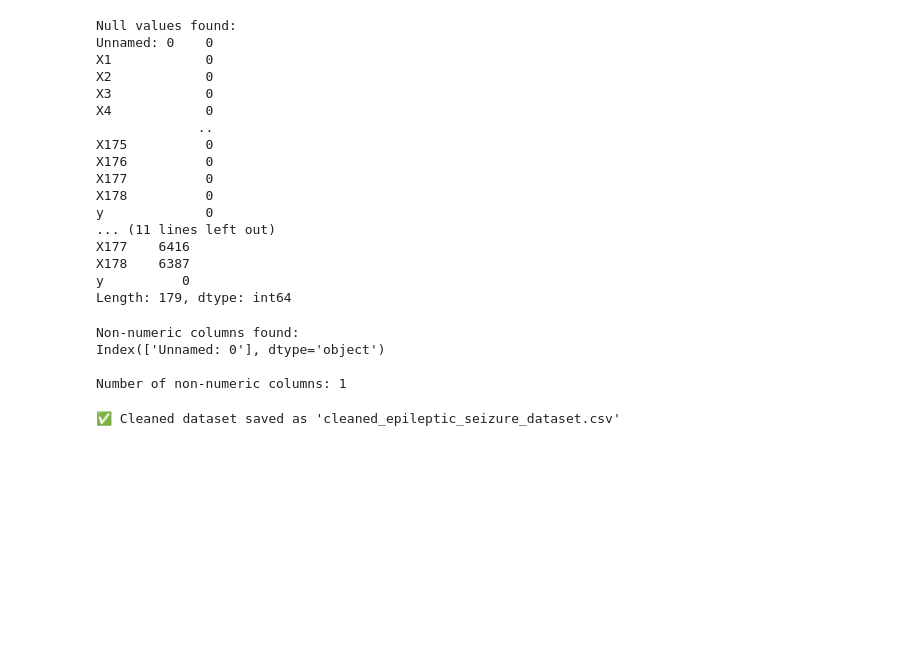
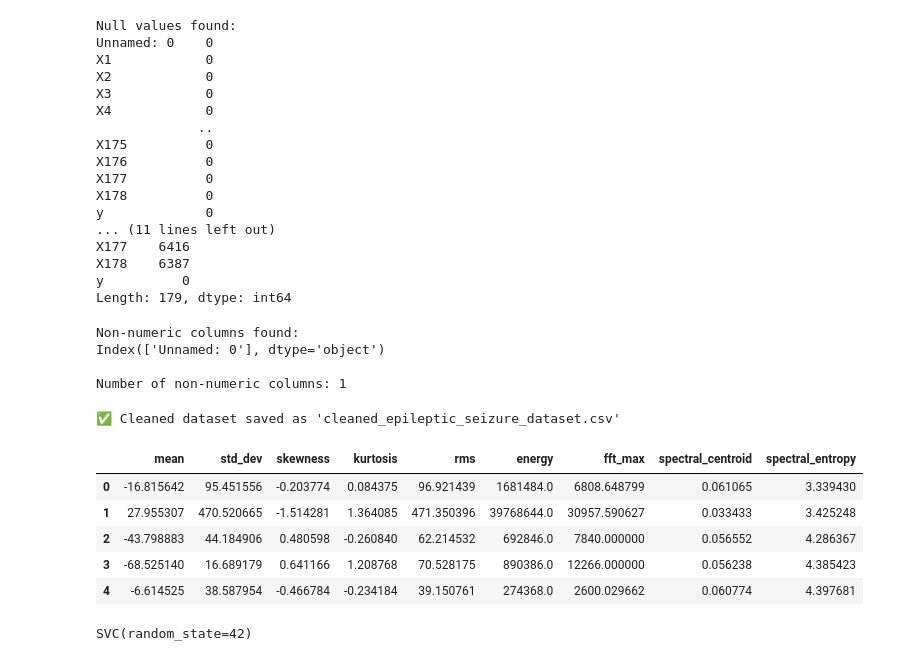
Before and after one commit to adamafiq345/Epileptic-Seizure-Detection, a Jupyter notebook: psm2-code.ipynb, the cells around one changed output. Saved outputs shown, nothing was run; the diff lists cells and outputs as text; code cells hidden in the pictures; blank space fills up the shorter version.

```diff
--- a/psm2-code.ipynb
+++ b/psm2-code.ipynb
@@ -156,0 +185,32 @@ print("✅ Cleaned dataset saved as 'cleaned_epileptic_seizure_dataset.csv'")
+# %%
+# STEP 4: Apply Feature Extraction to Each Signal Row
+
+# Reload cleaned dataset (just in case)
+df_cleaned = pd.read_csv("cleaned_epileptic_seizure_dataset.csv")
+
+# Separate X and y
+X_raw = df_cleaned.drop("label", axis=1)
+y = df_cleaned["label"]
+
+# Extract features for every row
+features = []
+for i in range(len(X_raw)):
+    signal = X_raw.iloc[i].values.astype(float)
+    time_feats = extract_time_features(signal)
+    freq_feats = extract_frequency_features(signal)
+    features.append(time_feats + freq_feats)
+
+# Create features DataFrame
+X_features = pd.DataFrame(features, columns=[
+    "mean", "std_dev", "skewness", "kurtosis", "rms", "energy",
+    "fft_max", "spectral_centroid", "spectral_entropy"
+])
+
+X_features.head()
+# %% [output]
+|  | mean | std_dev | skewness | kurtosis | rms | energy | fft_max | spectral_centroid | spectral_entropy |
+| 0 | -16.815642 | 95.451556 | -0.203774 | 0.084375 | 96.921439 | 1681484.0 | 6808.648799 | 0.061065 | 3.339430 |
+| 1 | 27.955307 | 470.520665 | -1.514281 | 1.364085 | 471.350396 | 39768644.0 | 30957.590627 | 0.033433 | 3.425248 |
+| 2 | -43.798883 | 44.184906 | 0.480598 | -0.260840 | 62.214532 | 692846.0 | 7840.000000 | 0.056552 | 4.286367 |
+| 3 | -68.525140 | 16.689179 | 0.641166 | 1.208768 | 70.528175 | 890386.0 | 12266.000000 | 0.056238 | 4.385423 |
+| 4 | -6.614525 | 38.587954 | -0.466784 | -0.234184 | 39.150761 | 274368.0 | 2600.029662 | 0.060774 | 4.397681 |
@@ -156,0 +227,7 @@ print("✅ Cleaned dataset saved as 'cleaned_epileptic_seizure_dataset.csv'")
+# %%
+# STEP 6: Train SVM Classifier
+
+svm = SVC(kernel='rbf', C=1.0, gamma='scale', random_state=42)
+svm.fit(X_train_scaled, y_train)
+# %% [output]
+SVC(random_state=42)
```
Also changed, not shown: parts of 8 cells of this notebook.
